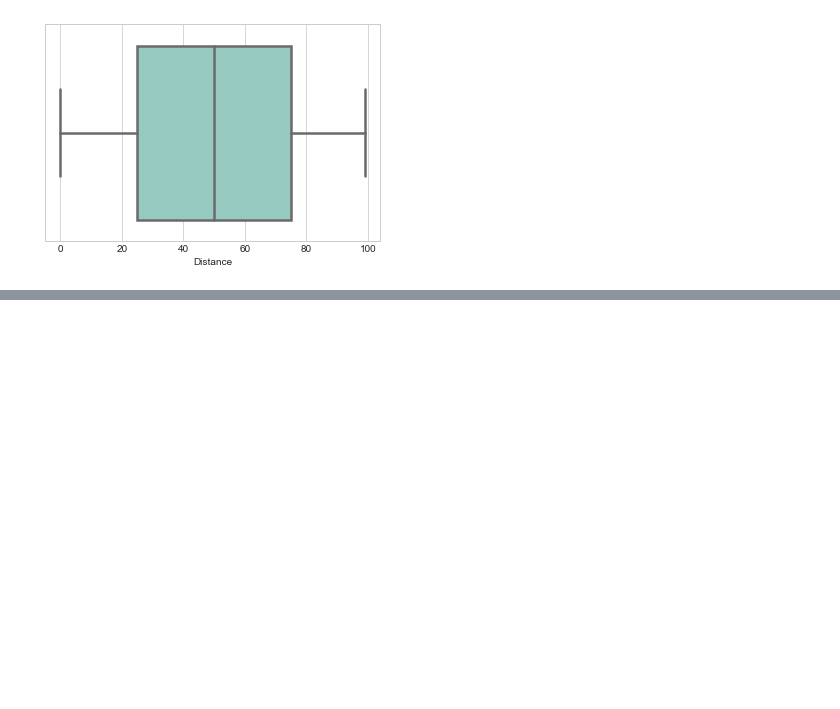
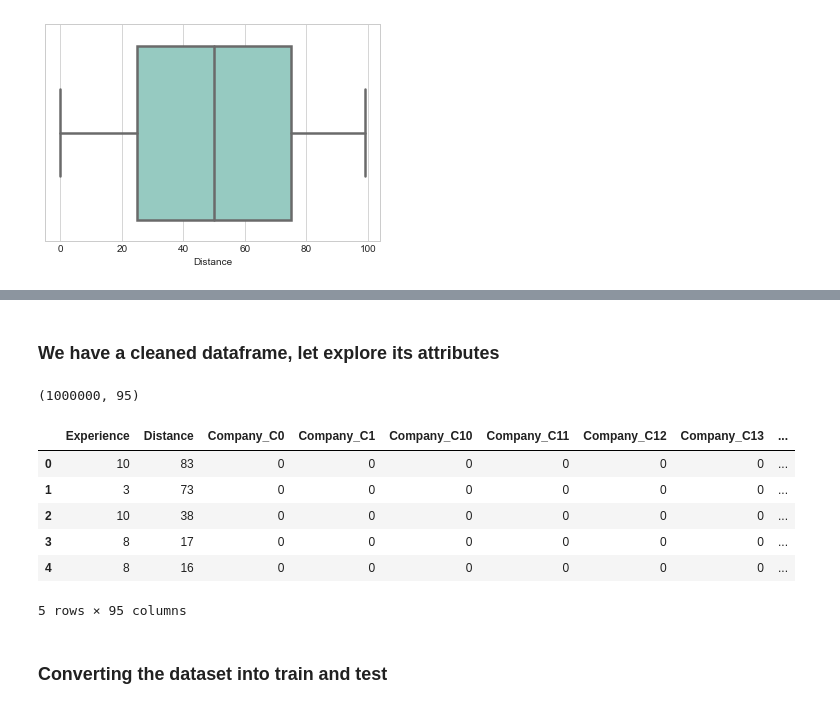
Before and after one commit to mahendraprateik/Salary-precition-using-boosting, a Jupyter notebook: salary_prediction.ipynb, the cells around one changed output, grey strips where cells are left out. Cells and saved outputs as stored; diff of their text form; code cells hidden in the pictures; blank space fills up the shorter version.

```diff
--- a/salary_prediction.ipynb
+++ b/salary_prediction.ipynb
@@ -212,0 +242,20 @@ dp.drop_high_levels(dataset, 100)
+# %%
+dataset = dp.create_dummies(dataset, 'Salary', False)
+# %% [markdown]
+<h3>We have a cleaned dataframe, let explore its attributes</h3>
+# %%
+dataset.shape
+# %% [output]
+(1000000, 95)
+# %%
+dataset.head()
+# %% [output]
+|  | Experience | Distance | Company_C0 | Company_C1 | Company_C10 | Company_C11 | Company_C12 | Company_C13 | ... |
+| 0 | 10 | 83 | 0 | 0 | 0 | 0 | 0 | 0 | ... |
+| 1 | 3 | 73 | 0 | 0 | 0 | 0 | 0 | 0 | ... |
+| 2 | 10 | 38 | 0 | 0 | 0 | 0 | 0 | 0 | ... |
+| 3 | 8 | 17 | 0 | 0 | 0 | 0 | 0 | 0 | ... |
+| 4 | 8 | 16 | 0 | 0 | 0 | 0 | 0 | 0 | ... |
+5 rows × 95 columns
+# %% [markdown]
+<h3>Converting the dataset into train and test</h3>
```
Also changed, not shown: parts of 39 cells of this notebook, 2 other files.
